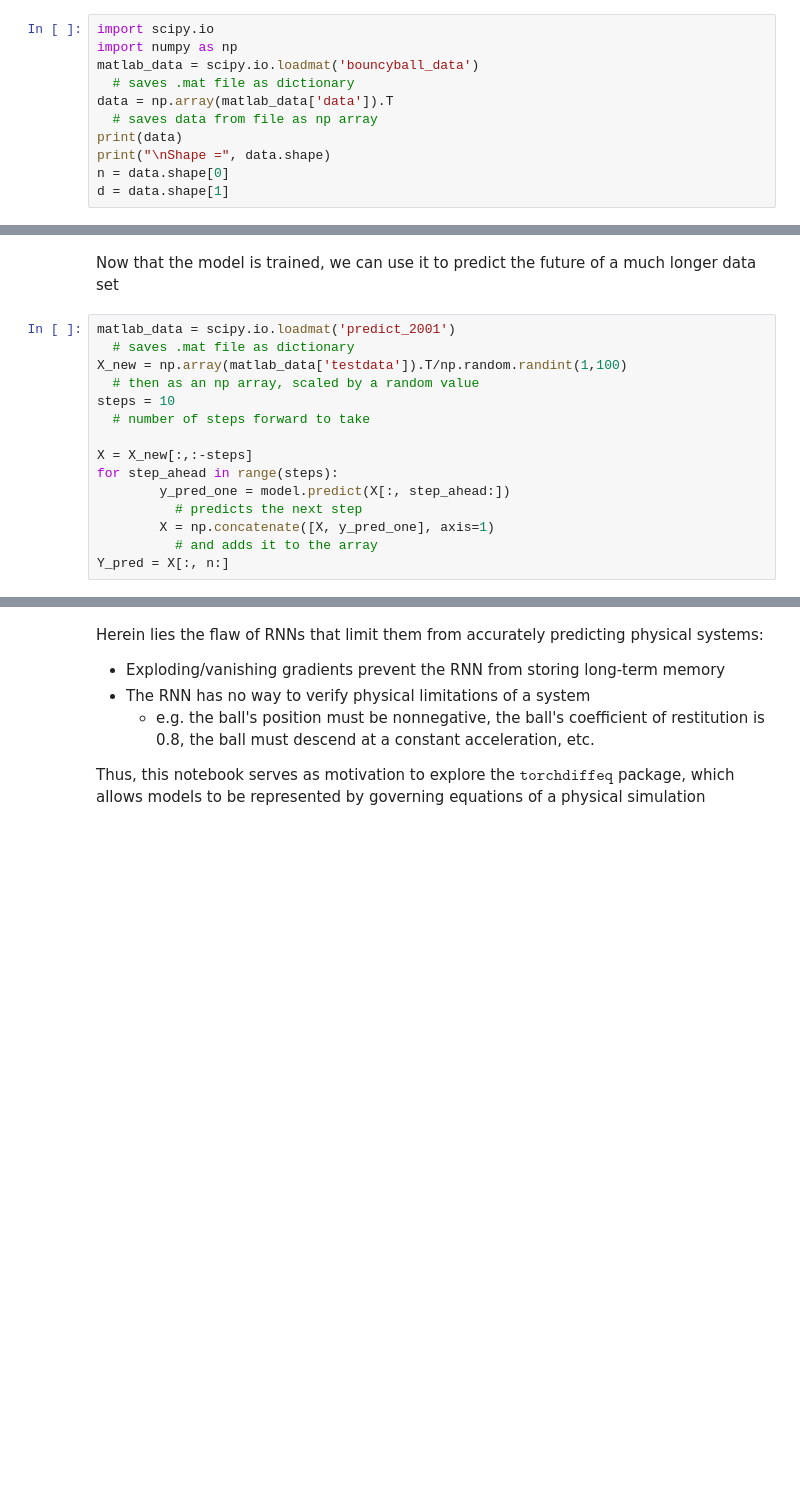
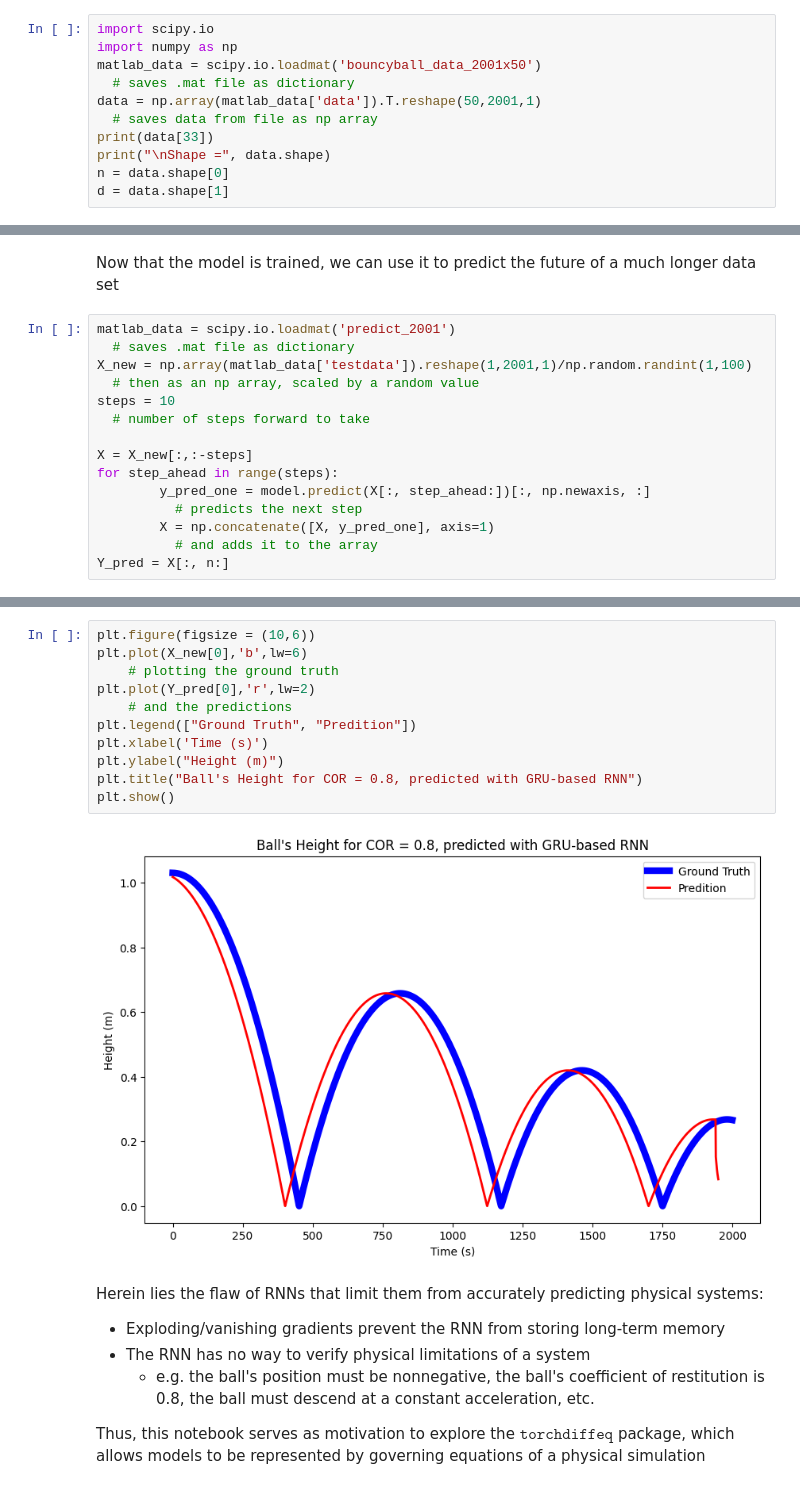
Before and after one commit to jake-herman/ML4E_project, a Jupyter notebook: ML4E_FinalProject_basicRNN.ipynb, the cells around one changed output, grey strips where cells are left out. Cells and saved outputs as stored; diff of their text form; blank space fills up the shorter version.

```diff
--- a/ML4E_FinalProject_basicRNN.ipynb
+++ b/ML4E_FinalProject_basicRNN.ipynb
@@ -12,11 +14,11 @@ Initial test with various starting points ranging from 1 to 50 meters in height
 # %%
 import scipy.io
 import numpy as np
-matlab_data = scipy.io.loadmat('bouncyball_data')
+matlab_data = scipy.io.loadmat('bouncyball_data_2001x50')
   # saves .mat file as dictionary
-data = np.array(matlab_data['data']).T
+data = np.array(matlab_data['data']).T.reshape(50,2001,1)
   # saves data from file as np array
-print(data)
+print(data[33])
 print("\nShape =", data.shape)
 n = data.shape[0]
 d = data.shape[1]
@@ -107,14 +107,14 @@ Now that the model is trained, we can use it to predict the future of a much lon
 # %%
 matlab_data = scipy.io.loadmat('predict_2001')
   # saves .mat file as dictionary
-X_new = np.array(matlab_data['testdata']).T/np.random.randint(1,100)
+X_new = np.array(matlab_data['testdata']).reshape(1,2001,1)/np.random.randint(1,100)
   # then as an np array, scaled by a random value
 steps = 10
   # number of steps forward to take
 
 X = X_new[:,:-steps]
 for step_ahead in range(steps):
-        y_pred_one = model.predict(X[:, step_ahead:])
+        y_pred_one = model.predict(X[:, step_ahead:])[:, np.newaxis, :]
           # predicts the next step
         X = np.concatenate([X, y_pred_one], axis=1)
           # and adds it to the array
@@ -143,3 +151,16 @@ plt.legend(["Ground Truth", "Predition"])
+# %%
+plt.figure(figsize = (10,6))
+plt.plot(X_new[0],'b',lw=6)
+    # plotting the ground truth
+plt.plot(Y_pred[0],'r',lw=2)
+    # and the predictions
+plt.legend(["Ground Truth", "Predition"])
+plt.xlabel('Time (s)')
+plt.ylabel("Height (m)")
+plt.title("Ball's Height for COR = 0.8, predicted with GRU-based RNN")
+plt.show()
+# %% [output]
+[figure, added]
 # %% [markdown]
 Herein lies the flaw of RNNs that limit them from accurately predicting physical systems:
 
```
Also changed, not shown: parts of 8 cells of this notebook.
